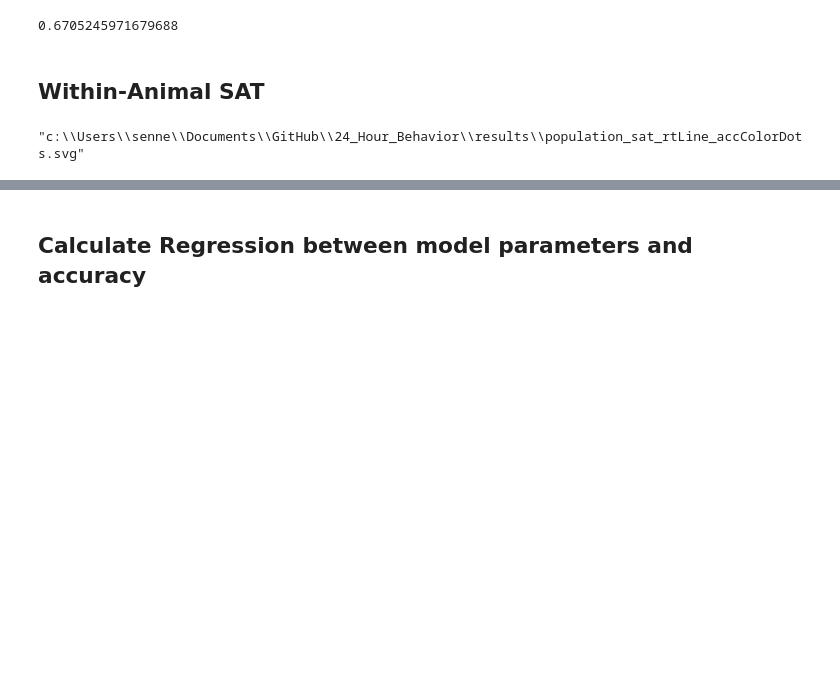
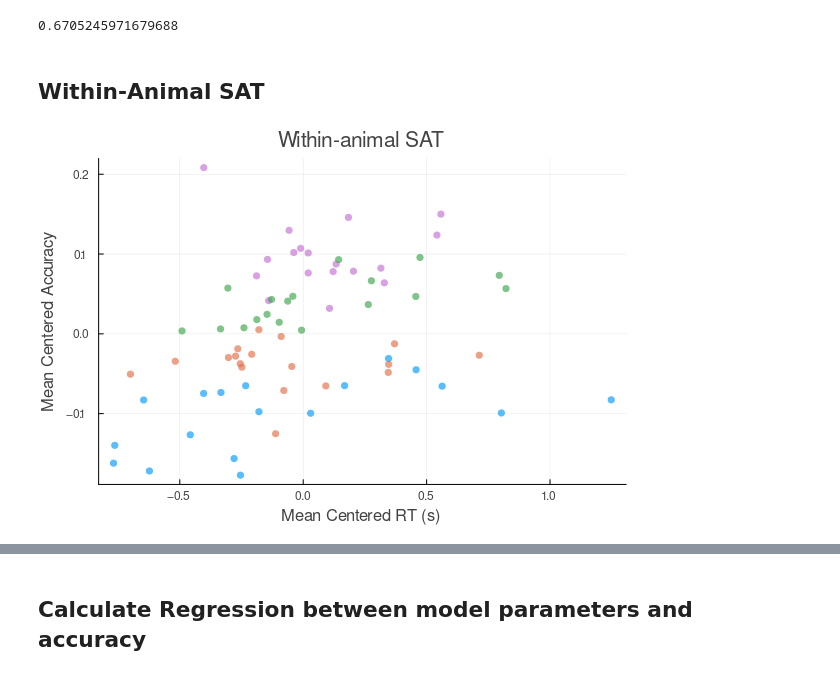
Before and after one commit to depasquale-lab/24_Hour_Behavior, a Jupyter notebook: notebooks/PopulationDDMHMM.ipynb, the cells around one changed output, grey strips where cells are left out. Drawn from its saved outputs; the diff is of its cells as text; code cells hidden in the pictures; blank space fills up the shorter version.

```diff
--- a/notebooks/PopulationDDMHMM.ipynb
+++ b/notebooks/PopulationDDMHMM.ipynb
@@ -214,33 +215,97 @@ end
 
 function overlay_mean_sat_rtbin!(p, df::DataFrame;
     rt::Symbol=:rt_c,
     acc::Symbol=:acc_c,
     order::Symbol=:rt_order,
     line_lw::Real=5,
     ribbon_alpha::Real=0.15
 )
     summ = combine(groupby(df, order),
         rt  => mean => :rt_mean,
         acc => mean => :acc_mean,
         acc => (x -> std(x)/sqrt(length(x))) => :acc_sem
     )
     sort!(summ, order)
 
     # black line + SEM ribbon
     plot!(p, summ.rt_mean, summ.acc_mean; lw=line_lw, color=:black, alpha=1.0)
     plot!(p, summ.rt_mean, summ.acc_mean; ribbon=summ.acc_sem, fillalpha=ribbon_alpha, color=:black, lw=0)
 
     return p
 end
 
+"""
+Compute per-(rat,state) mean of centered RT/ACC, plus a within-rat accuracy rank for coloring.
+Returns a small DataFrame with columns:
+  rat, state, rt_state_mean, acc_state_mean, acc_rank
+"""
+function state_centers(df::DataFrame;
+    rat::Symbol=:rat,
+    state::Symbol=:state,
+    rt::Symbol=:rt_c,
+    acc::Symbol=:acc_c,
+    rev::Bool=false
+)
+    # 1) state means in centered coordinates
+    c = combine(groupby(df, [state]),
+        rt  => mean => :rt_state_mean,
+        acc => mean => :acc_state_mean,
+    )
+
+
+    return c
+end
+
+"""
+Overlay state-center points on an existing SAT scatter plot.
+Colors use the same palette logic as your dot plot (rank->color).
+"""
+function overlay_state_centers!(p, df::DataFrame;
+    rat::Symbol=:rat,
+    state::Symbol=:state,
+    rt::Symbol=:rt_c,
+    acc::Symbol=:acc_c,
+    rev::Bool=false,
+    markersize::Real=9,
+    alpha::Real=0.95,
+    marker=:diamond,
+    stroke_color=:black,
+    stroke_width::Real=1.0
+)
+    c = state_centers(df; rat=rat, state=state, rt=rt, acc=acc, rev=rev)
+
+    K = maximum(c.acc_rank)
+    pal = palette(:auto)
+    palK = [pal[mod1(i, length(pal))] for i in 1:K]
+
+    # If you want centers plotted per rat "on top" but not re-grouped visually,
+    # a single scatter! call is fine.
+    cols = palK[c.acc_rank]
+
+    scatter!(p, c.rt_state_mean, c.acc_state_mean;
+        markersize=markersize,
+        alpha=alpha,
+        marker=marker,
+        markercolor=cols,
+        markerstrokecolor=stroke_color,
+        markerstrokewidth=stroke_width,
+        label=false
+    )
+
+    return p, c
+end
 
 dfc  = center_within_animal(ddm_params_df; rat=:rat, rt=:mean_rt, acc=:acc)
 dfc  = add_rt_order(dfc; rat=:rat, rt=:rt_c)
 dfc  = add_acc_rank(dfc; rat=:rat, acc=:acc_c, rev=false)
 
 p = plot_sat_dots_by_rat_acc_rank(dfc; rt=:rt_c, acc=:acc_c, rat=:rat, acc_rank=:acc_rank)
-overlay_mean_sat_rtbin!(p, dfc; rt=:rt_c, acc=:acc_c, order=:rt_order)
 
-savefig(p, "../results/population_sat_rtLine_accColorDots.svg")
+# Overlay per-state centers
+# p, centers = overlay_state_centers!(p, dfc; rat=:rat, state=:acc_rank, rt=:rt_c, acc=:acc_c, rev=false)
+
+
+
+# savefig(p, "../results/population_sat_rtLine_accColorDots.svg")
 # %% [output]
-"c:\\Users\\senne\\Documents\\GitHub\\24_Hour_Behavior\\results\\population_sat_rtLine_accColorDots.svg"
+[figure, added]
```
Also changed, not shown: parts of 10 cells of this notebook, 5 other files.
